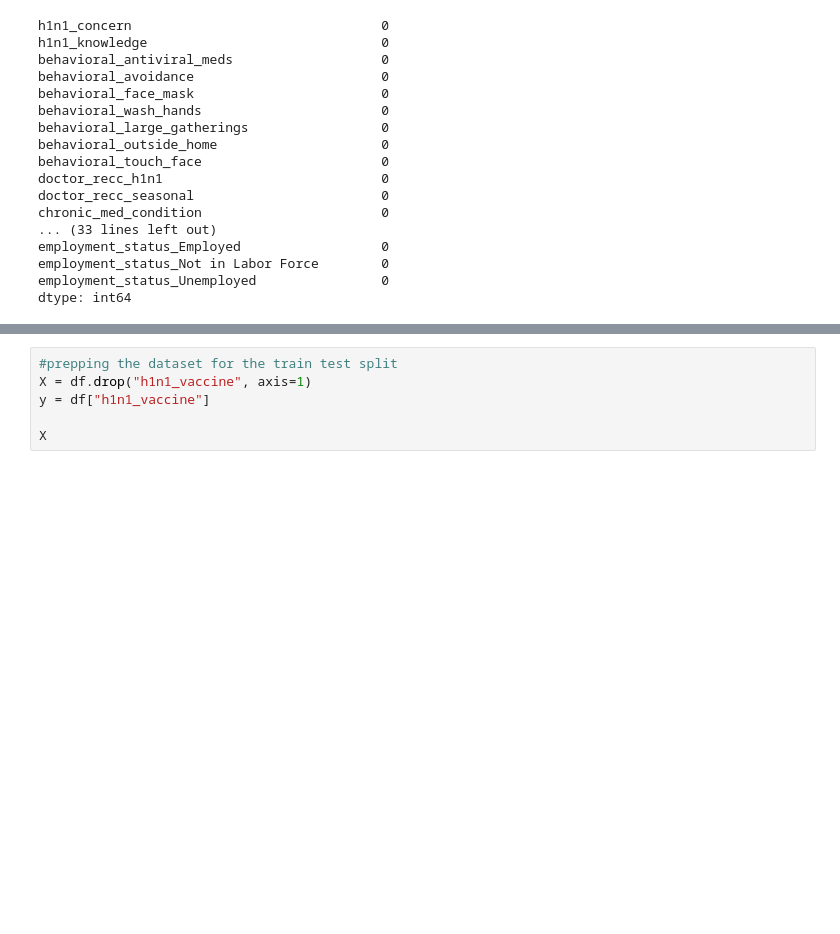
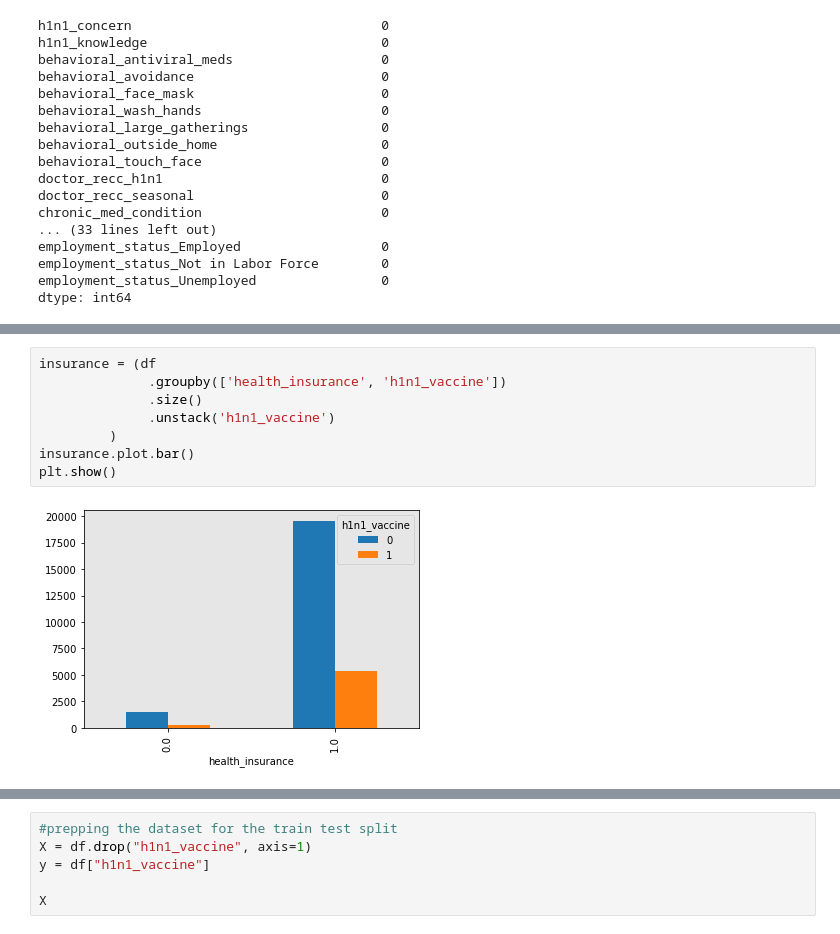
Before and after one commit to lpb3393/predict-flu-vaccine, a Jupyter notebook: predict-flu-vaccines.ipynb, the cells around one changed output, grey strips where cells are left out. Drawn from its saved outputs; the diff is of its cells as text; blank space fills up the shorter version.

```diff
--- a/predict-flu-vaccines.ipynb
+++ b/predict-flu-vaccines.ipynb
@@ -282,0 +296,10 @@ plt.show()
+# %%
+insurance = (df
+              .groupby(['health_insurance', 'h1n1_vaccine'])
+              .size()
+              .unstack('h1n1_vaccine')
+         )
+insurance.plot.bar()
+plt.show()
+# %% [output]
+[figure, added]
```
Also changed, not shown: parts of 11 cells of this notebook.
